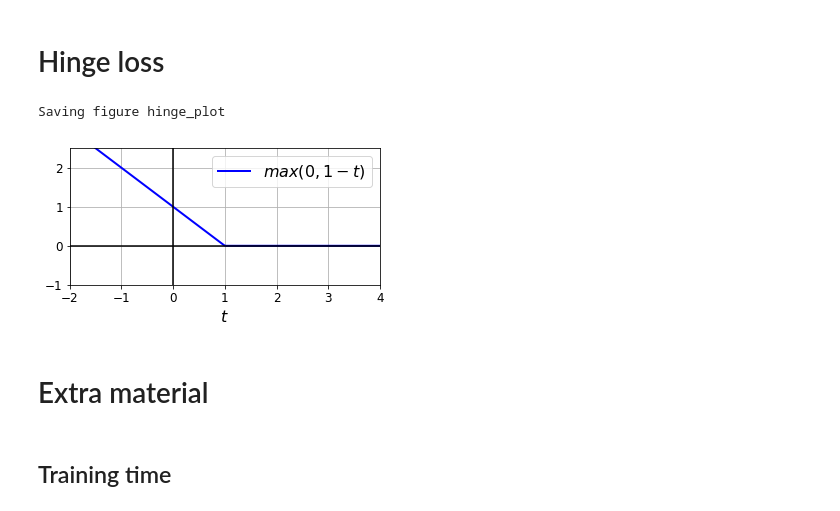
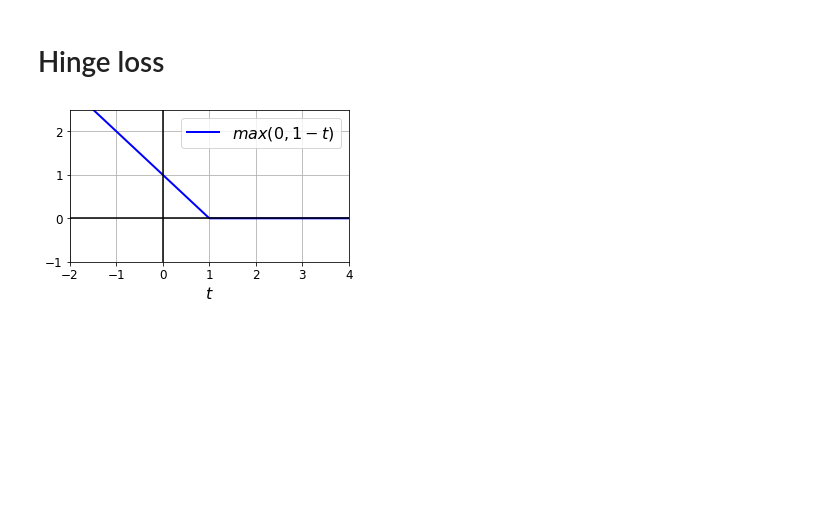
Before and after one commit to AkhilRam7/4pi, a Jupyter notebook: SVM.ipynb, the cells around one changed output. Saved outputs shown, nothing was run; the diff lists cells and outputs as text; code cells hidden in the pictures; blank space fills up the shorter version.

```diff
--- a/SVM.ipynb
+++ b/SVM.ipynb
@@ -745,22 +735,16 @@ array([1.])
 # %%
 t = np.linspace(-2, 4, 200)
 h = np.where(1 - t < 0, 0, 1 - t)  # max(0, 1-t)
 
 plt.figure(figsize=(5,2.8))
 plt.plot(t, h, "b-", linewidth=2, label="$max(0, 1 - t)$")
 plt.grid(True, which='both')
 plt.axhline(y=0, color='k')
 plt.axvline(x=0, color='k')
 plt.yticks(np.arange(-1, 2.5, 1))
 plt.xlabel("$t$", fontsize=16)
 plt.axis([-2, 4, -1, 2.5])
 plt.legend(loc="upper right", fontsize=16)
-save_fig("hinge_plot")
 plt.show()
 # %% [output]
-Saving figure hinge_plot
-[figure, old version]
+[figure, new version]
-# %% [markdown]
-# Extra material
-# %% [markdown]
-## Training time
```
Also changed, not shown: parts of 68 cells of this notebook.
